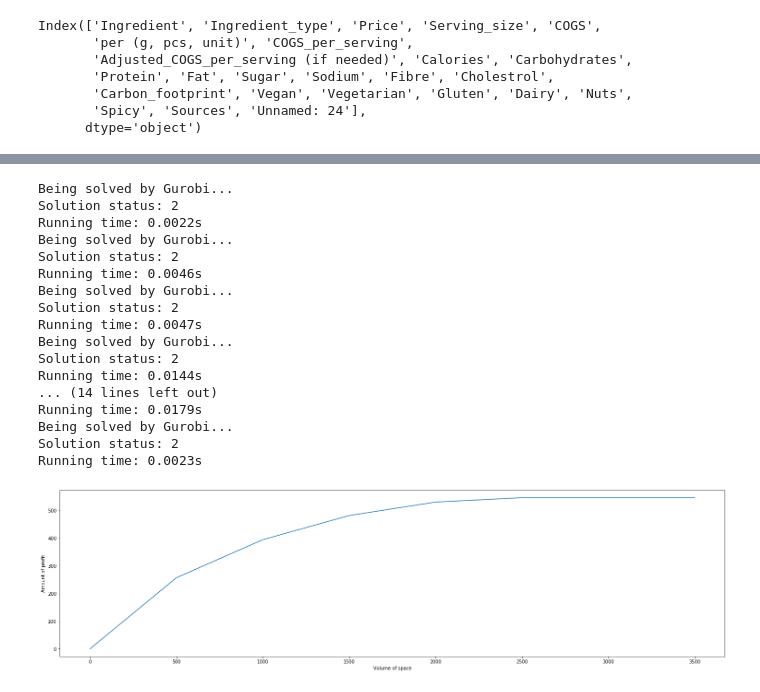
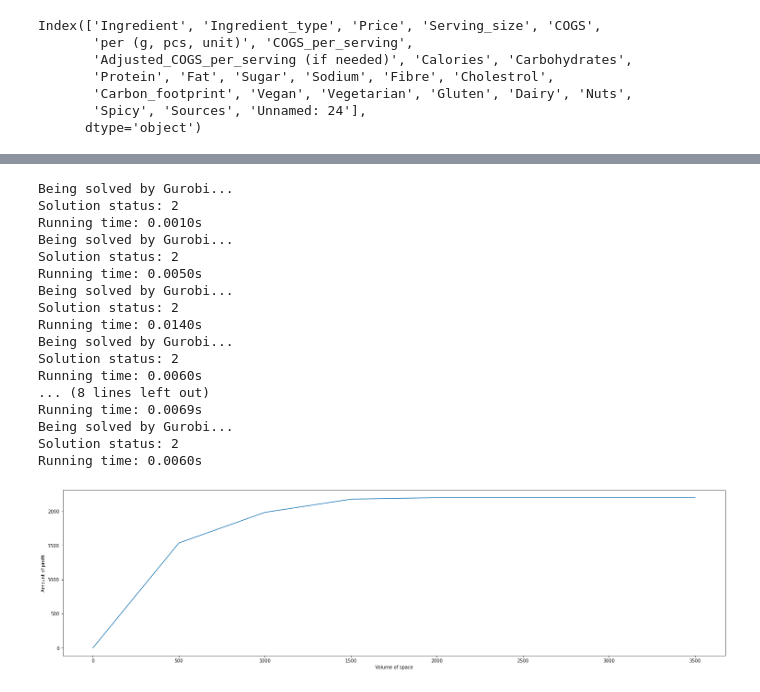
Before and after one commit to qy2000/bc2410-salad-LOP, a Jupyter notebook: ipynb/Ingredient_Order_Optimiser_Source_Code.ipynb, the cells around one changed output, grey strips where cells are left out. Saved outputs shown, nothing was run; the diff lists cells and outputs as text; code cells hidden in the pictures.

Commit message:
update ipynb with new demand_kaggle.csv

```diff
--- a/ipynb/Ingredient_Order_Optimiser_Source_Code.ipynb
+++ b/ipynb/Ingredient_Order_Optimiser_Source_Code.ipynb
@@ -361,0 +337,9 @@ Demand_data
+# %%
+"""
+Data preparation
+"""
+
+data1 = pd.read_csv('../data/menu.csv')
+Demand_data = pd.read_csv("../data/demand_kaggle.csv")
+d = Demand_data.tail(21)
+d
@@ -387,7 +390,7 @@ Then Premium base would be the cost of standard base + the difference between pr
 
 Param_data = pd.DataFrame().assign(Ingredient=data1['Ingredient'], COGS=data1['COGS_per_serving'], Ingredient_Type=data1['Ingredient_type'], Additional_Price_For_Premium_Toppings=data1['Price'], Space = data1['Serving_size']/1000)
 Param_data['Price'] = None
-# Param_data['Space'] = None
+Param_data['Space'] = None
 
 for i in range(Param_data.shape[0]):
     if Param_data["Ingredient_Type"][i] in ["Standard Base", "Wrap", "Grain Bowl", "Standard Topping", "Dressing (Western)", "Dressing (Asian)"]:
@@ -397,7 +400,7 @@ for i in range(Param_data.shape[0]):
     elif Param_data["Ingredient_Type"][i] in ["Premium Topping"]:
         Param_data["Price"][i] = Param_data["Additional_Price_For_Premium_Toppings"][i]
 
-#     Param_data["Space"][i] = round(random.uniform(0, 1), 2)
+    Param_data["Space"][i] = round(random.uniform(0, 1), 2)
 
 Param_data = Param_data.set_index('Ingredient').T
 Param_data
@@ -520,42 +527,42 @@ Expected profit is: 394.37940836940805
 Investigate relationship between space and profits
 """
 
 x_volume_of_space = []
 y_profit = []
 
-for i in range(0, 5000, 500):
+for i in range(0, 4000, 500):
     x_volume_of_space.append(i)
     expected_amount_of_orders, expected_amount_of_profit = generate_quantities_and_expected_profits(price, cost, demand, space, i)
     y_profit.append(expected_amount_of_profit)
 
 fig = plt.figure()
 fig.set_size_inches(20, 5)
 ax = fig.add_axes([0,0,1,1])
 ax.set_ylabel('Amount of profit')
 ax.set_xlabel('Volume of space')
 x = x_volume_of_space
 y = y_profit
 ax.plot(x,y)
 plt.show()
 # %% [output]
 Being solved by Gurobi...
 Solution status: 2
-Running time: 0.0022s
+Running time: 0.0010s
 Being solved by Gurobi...
 Solution status: 2
-Running time: 0.0046s
+Running time: 0.0050s
 Being solved by Gurobi...
 Solution status: 2
-Running time: 0.0047s
+Running time: 0.0140s
 Being solved by Gurobi...
 Solution status: 2
-Running time: 0.0144s
-... (14 lines left out)
-Running time: 0.0179s
+Running time: 0.0060s
+... (8 lines left out)
+Running time: 0.0069s
 Being solved by Gurobi...
 Solution status: 2
-Running time: 0.0023s
+Running time: 0.0060s
-[figure, old version]
+[figure, new version]
 # %%
 """
 Testing with forecasted data from LSTM neural network
```
Also changed, not shown: parts of 14 cells of this notebook.
